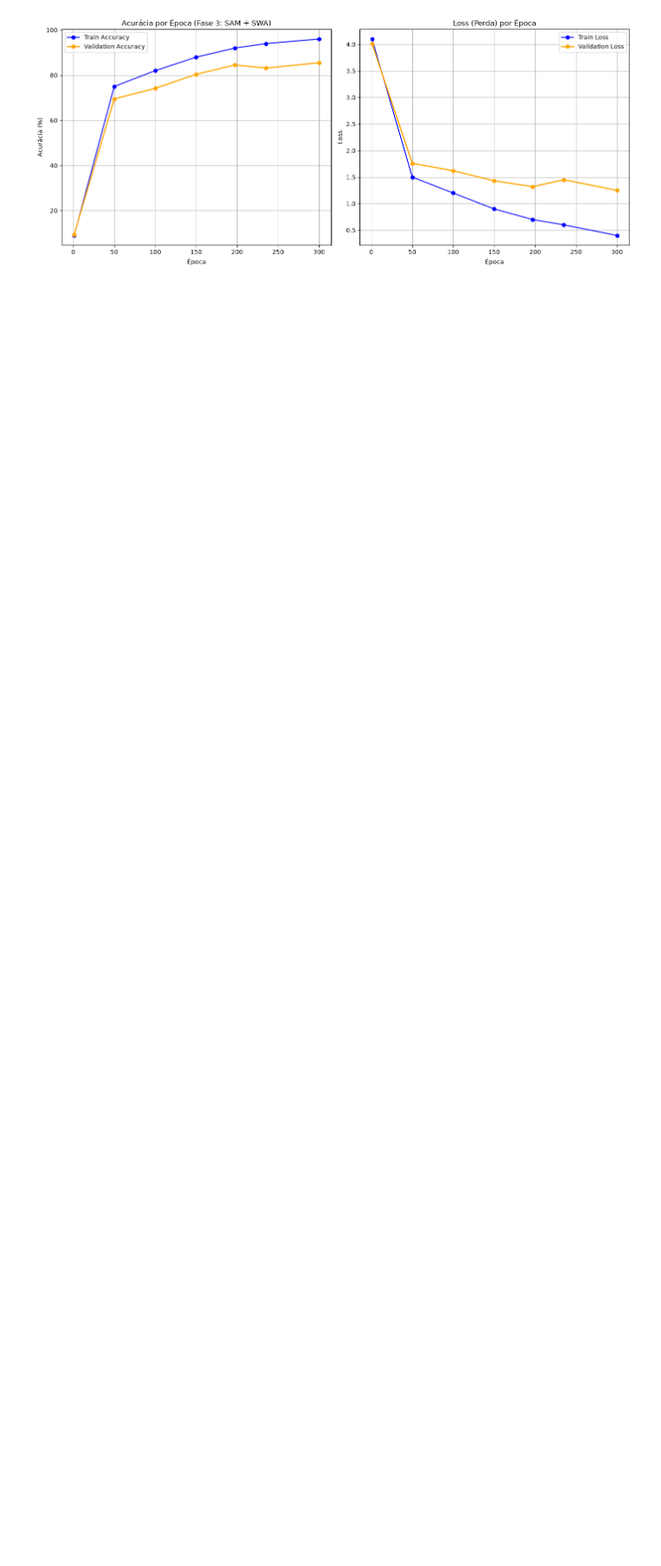
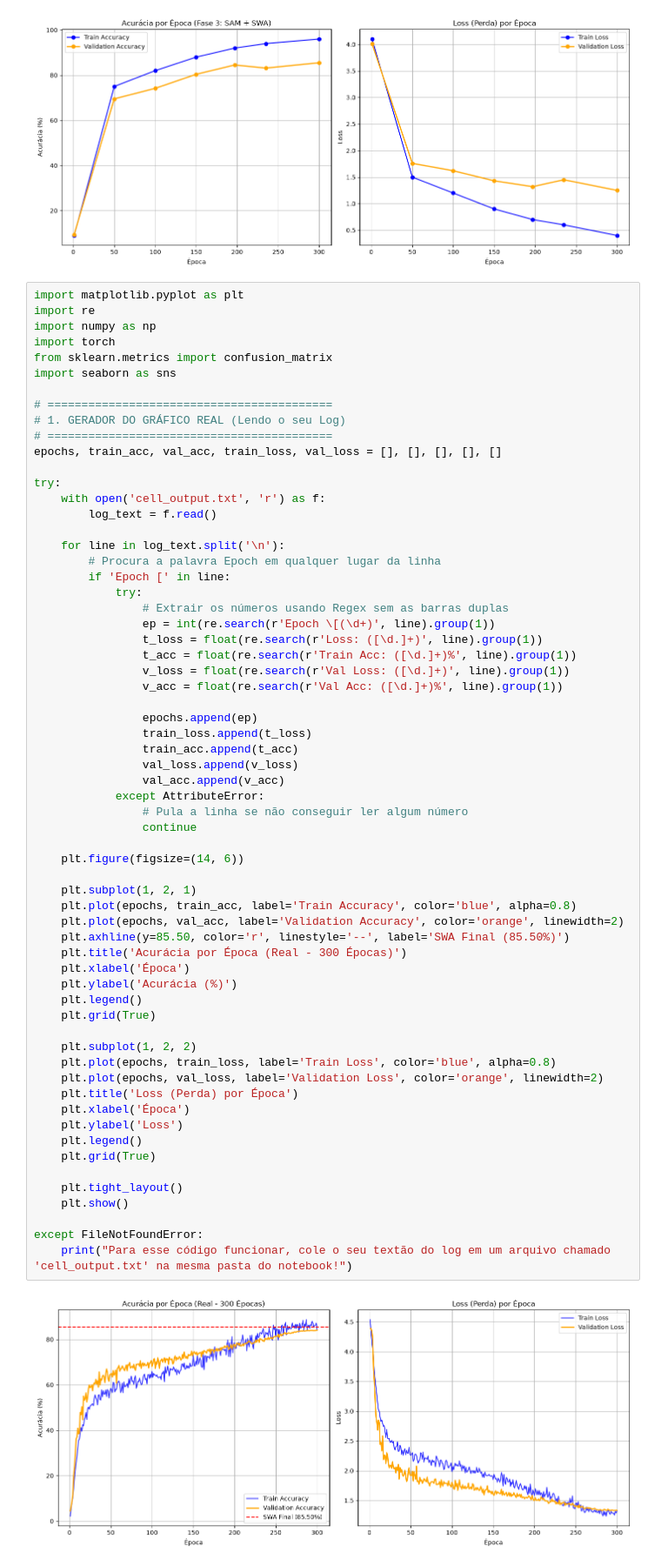
Before and after one commit to mateusalencarsantos738-dev/CNN-CIFAR100-PyTorch, a Jupyter notebook: CNN_Fase3_SAM copy 2.ipynb, the cells around one changed output. Shown at 87% size. Cells and saved outputs as stored; diff of their text form; blank space fills up the shorter version.

```diff
--- a/CNN_Fase3_SAM copy 2.ipynb
+++ b/CNN_Fase3_SAM copy 2.ipynb
@@ -590,3 +612,68 @@ plt.tight_layout()
 plt.show()
 # %% [output]
 [figure]
+# %%
+import matplotlib.pyplot as plt
+import re
+import numpy as np
+import torch
+from sklearn.metrics import confusion_matrix
+import seaborn as sns
+
+# ==========================================
+# 1. GERADOR DO GRÁFICO REAL (Lendo o seu Log)
+# ==========================================
+epochs, train_acc, val_acc, train_loss, val_loss = [], [], [], [], []
+
+try:
+    with open('cell_output.txt', 'r') as f:
+        log_text = f.read()
+
+    for line in log_text.split('\n'):
+        # Procura a palavra Epoch em qualquer lugar da linha
+        if 'Epoch [' in line:
+            try:
+                # Extrair os números usando Regex sem as barras duplas
+                ep = int(re.search(r'Epoch \[(\d+)', line).group(1))
+                t_loss = float(re.search(r'Loss: ([\d.]+)', line).group(1))
+                t_acc = float(re.search(r'Train Acc: ([\d.]+)%', line).group(1))
+                v_loss = float(re.search(r'Val Loss: ([\d.]+)', line).group(1))
+                v_acc = float(re.search(r'Val Acc: ([\d.]+)%', line).group(1))
+
+                epochs.append(ep)
+                train_loss.append(t_loss)
+                train_acc.append(t_acc)
+                val_loss.append(v_loss)
+                val_acc.append(v_acc)
+            except AttributeError:
+                # Pula a linha se não conseguir ler algum número
+                continue
+
+    plt.figure(figsize=(14, 6))
+
+    plt.subplot(1, 2, 1)
+    plt.plot(epochs, train_acc, label='Train Accuracy', color='blue', alpha=0.8)
+    plt.plot(epochs, val_acc, label='Validation Accuracy', color='orange', linewidth=2)
+    plt.axhline(y=85.50, color='r', linestyle='--', label='SWA Final (85.50%)')
+    plt.title('Acurácia por Época (Real - 300 Épocas)')
+    plt.xlabel('Época')
+    plt.ylabel('Acurácia (%)')
+    plt.legend()
+    plt.grid(True)
+
+    plt.subplot(1, 2, 2)
+    plt.plot(epochs, train_loss, label='Train Loss', color='blue', alpha=0.8)
+    plt.plot(epochs, val_loss, label='Validation Loss', color='orange', linewidth=2)
+    plt.title('Loss (Perda) por Época')
+    plt.xlabel('Época')
+    plt.ylabel('Loss')
+    plt.legend()
+    plt.grid(True)
+
+    plt.tight_layout()
+    plt.show()
+
+except FileNotFoundError:
+    print("Para esse código funcionar, cole o seu textão do log em um arquivo chamado 'cell_output.txt' na mesma pasta do notebook!")
+# %% [output]
+[figure, added]
```
Also changed, not shown: parts of 1 cell of this notebook, 1 other file.
